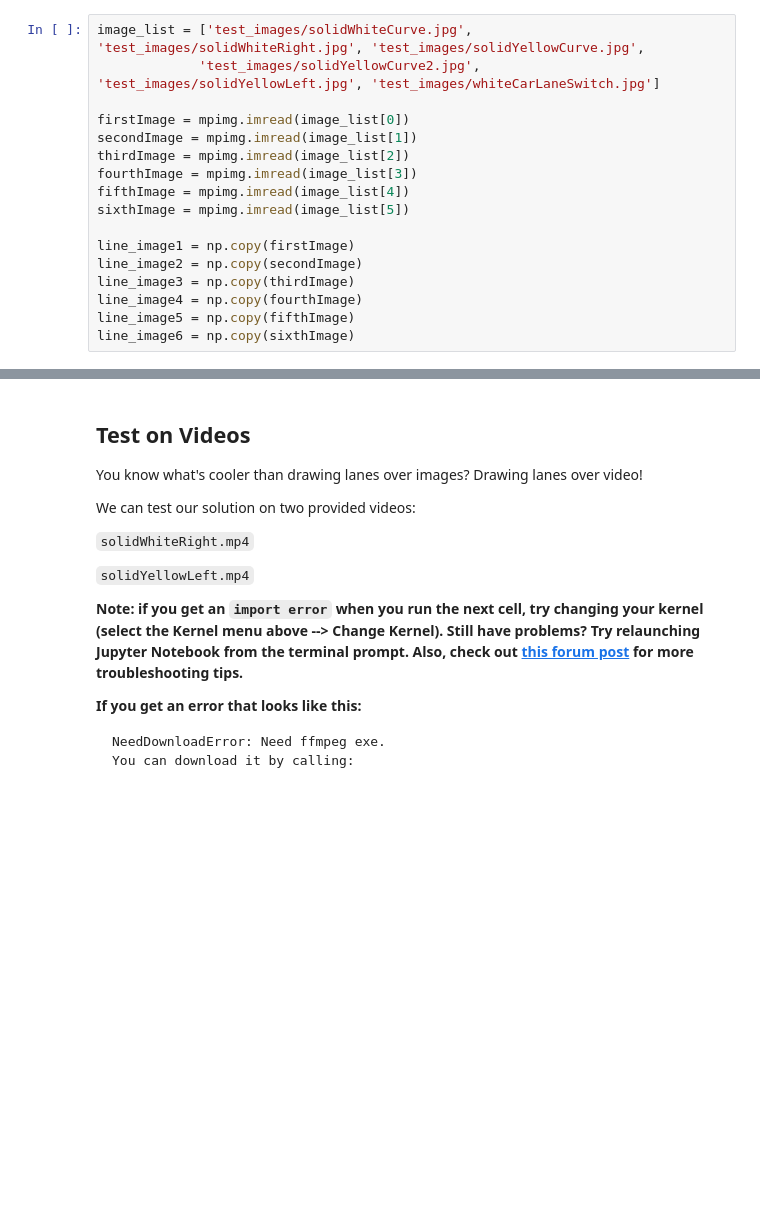
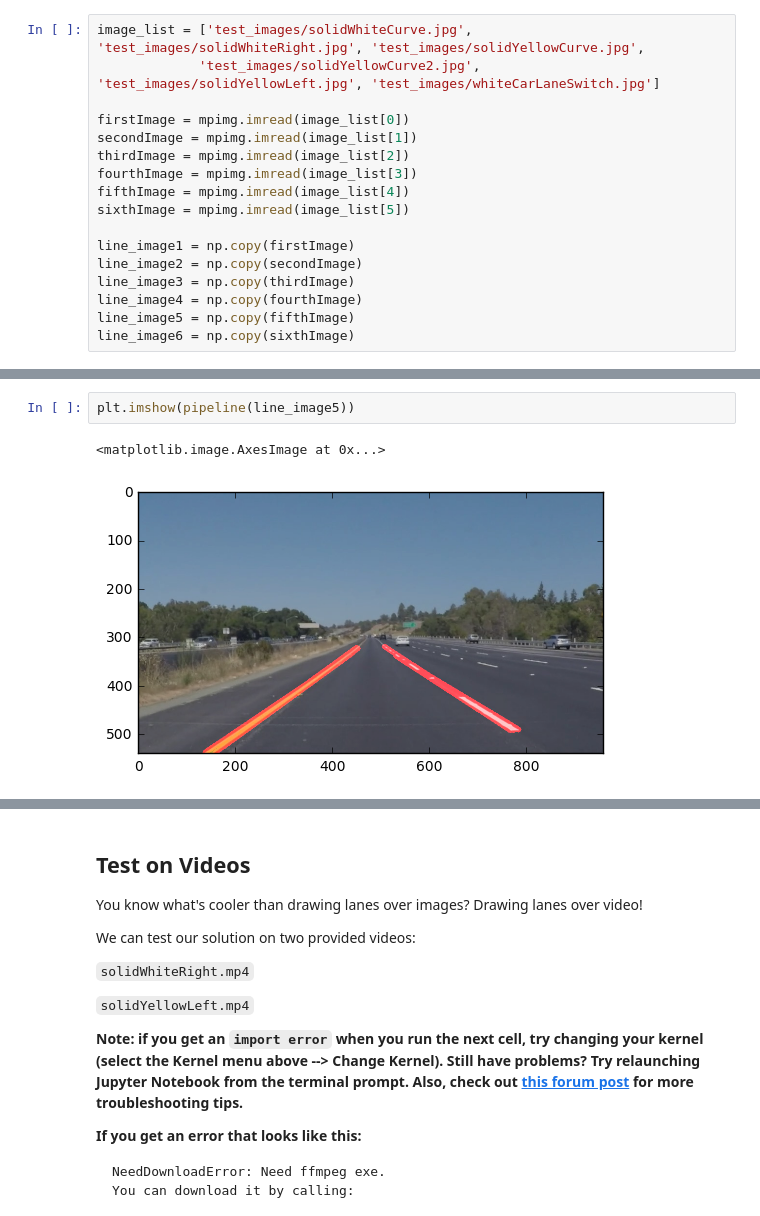
Before and after one commit to TheAisBack/CarND-LaneLines-P1, a Jupyter notebook: P1.ipynb, the cells around one changed output, grey strips where cells are left out. Saved outputs shown, nothing was run; the diff lists cells and outputs as text; blank space fills up the shorter version.

```diff
--- a/P1.ipynb
+++ b/P1.ipynb
@@ -195,0 +194,5 @@ plt.imshow(pipeline(line_image1))
+# %%
+plt.imshow(pipeline(line_image5))
+# %% [output]
+<matplotlib.image.AxesImage at 0x...>
+[figure, added]
```
Also changed, not shown: parts of 10 cells of this notebook.
